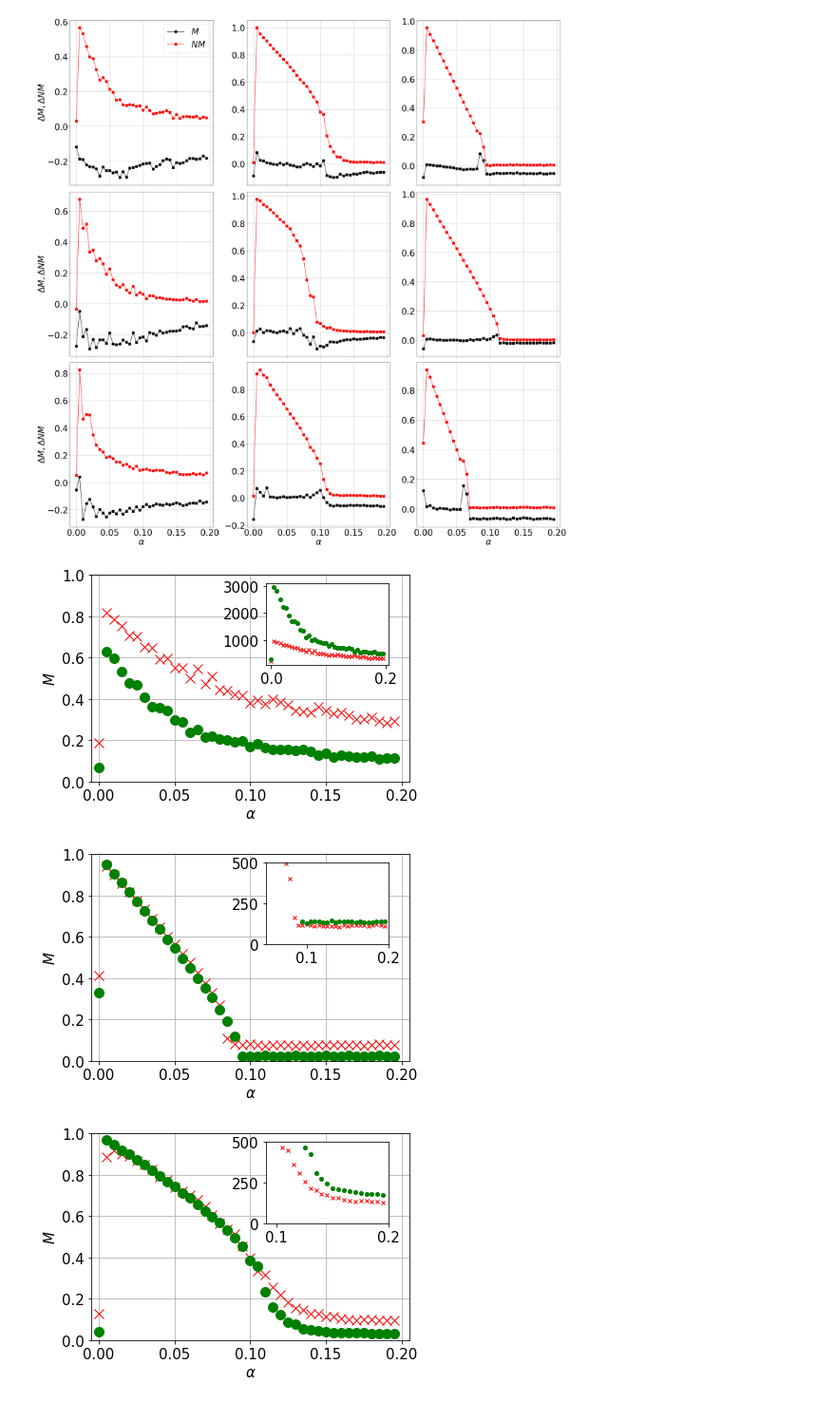
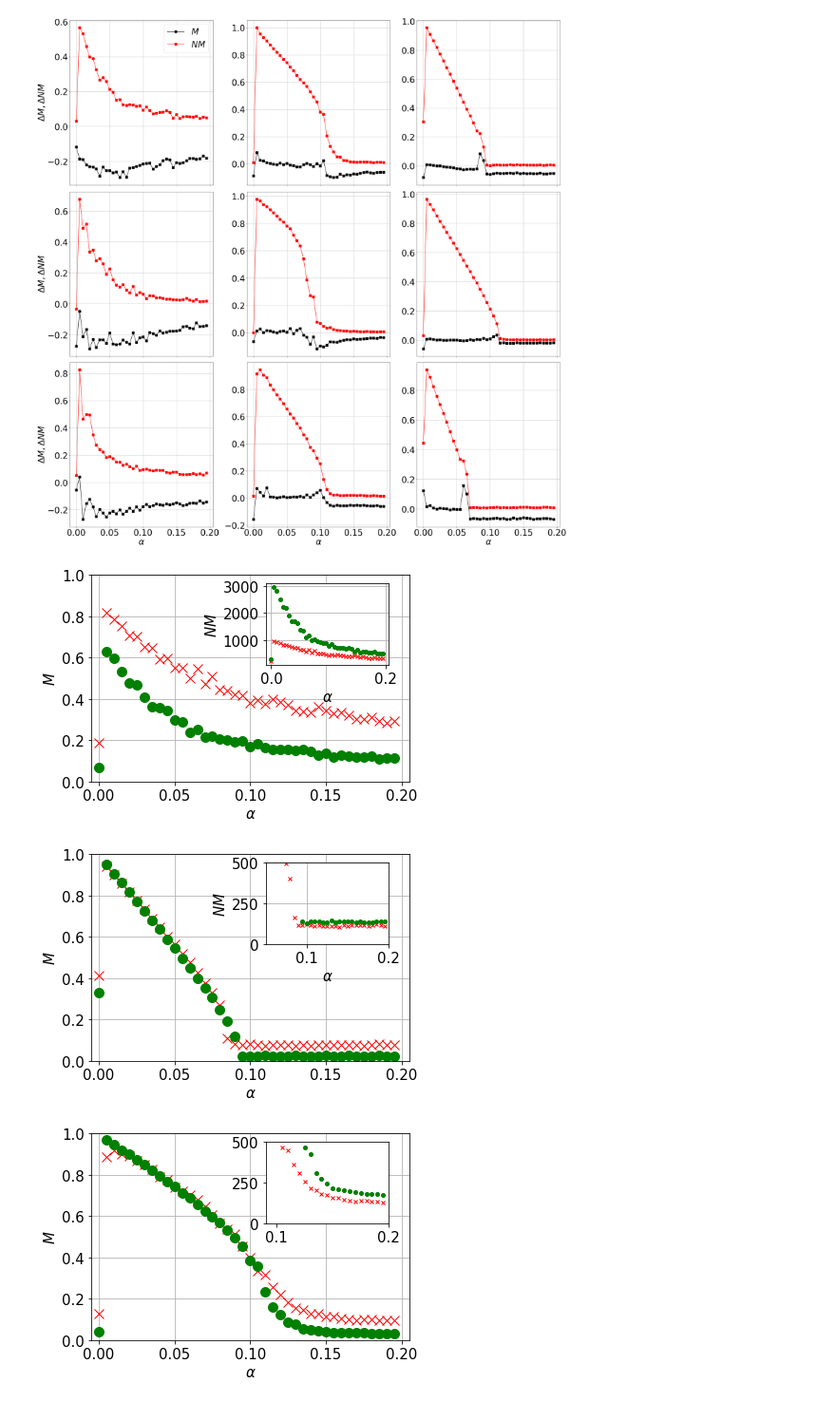
Before and after one commit to larstors/BA, a Jupyter notebook: code_from_richard/lars_sim/Data/motility/m_ext.ipynb, the cells around one changed output. Shown: that part at 95% size. Saved outputs shown, nothing was run; the diff lists cells and outputs as text; code cells hidden in the pictures.

```diff
--- a/code_from_richard/lars_sim/Data/motility/m_ext.ipynb
+++ b/code_from_richard/lars_sim/Data/motility/m_ext.ipynb
@@ -292,26 +292,27 @@ plt.savefig("M_comp_diff.png", dpi=300, bbox_inches='tight')
 # %%
 plt.rcParams.update({'font.size': 15})
 
 
 fig, ax = plt.subplots()
 
 ax.plot(data_squ_1_L_50[:, 0], data_squ_1_L_50[:, 5-2], "x", color="red", ms=10)
 ax.plot(data_squ_1[:, 0], data_squ_1[:, 5-2], "o", color="green", ms=10)
 
 ax.set_ylabel(r"$M$")
 ax.set_xlabel(r"$\alpha$")
 ax.grid()
 ax.axis([-.005, 0.205, 0, 1])
 
 ax4 = fig.add_axes([.55, .55, .3, .3])
 ax4.plot(data_squ_1_L_50[:, 0], data_squ_1_L_50[:, 5-2]*1200, "x", color="red", ms=4)
 ax4.plot(data_squ_1[:, 0], data_squ_1[:, 5-2]*4700, "o", color="green", ms=4)
-#ax4.set_ylabel(r"$NM$")
-#ax4.set_xlabel(r"$\alpha$")
+ax4.set_ylabel(r"$NM$")
+ax4.set_xlabel(r"$\alpha$")
+ax4.grid()
 #ax4.grid()
 plt.savefig("sq_m_ext_n1.png", dpi=200, bbox_inches='tight')
 # %% [output]
-[figure, old version]
+[figure, new version]
 # %%
 plt.rcParams.update({'font.size': 15})
 
@@ -331,13 +332,13 @@ ax4.plot(data_squ_3_L_50[:, 0], data_squ_3_L_50[:, 5-2]*1500, "x", color="red",
 ax4.plot(data_squ_3[:, 0], data_squ_3[:, 5-2]*5800, "o", color="green", ms=4)
 #ax4.set_yticks([0, 5000])
 #ax4.set_yticklabels(["0", r"$5\cdot10^3$"], rotation=90)
-#ax4.set_ylabel(r"$NM$")
-#ax4.set_xlabel(r"$\alpha$")
-#ax4.grid()
+ax4.set_ylabel(r"$NM$")
+ax4.set_xlabel(r"$\alpha$")
+ax4.grid()
 ax4.axis([0.05, 0.2, 0, 500])
 plt.savefig("sq_m_ext_n3.png", dpi=200, bbox_inches='tight')
 # %% [output]
-[figure, old version]
+[figure, new version]
 # %%
 plt.rcParams.update({'font.size': 15})
 
```
Also changed, not shown: 9 other files.
